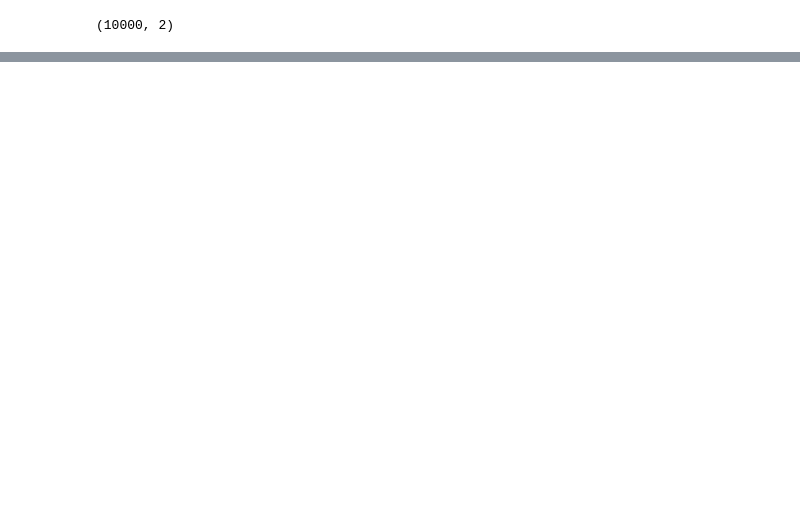
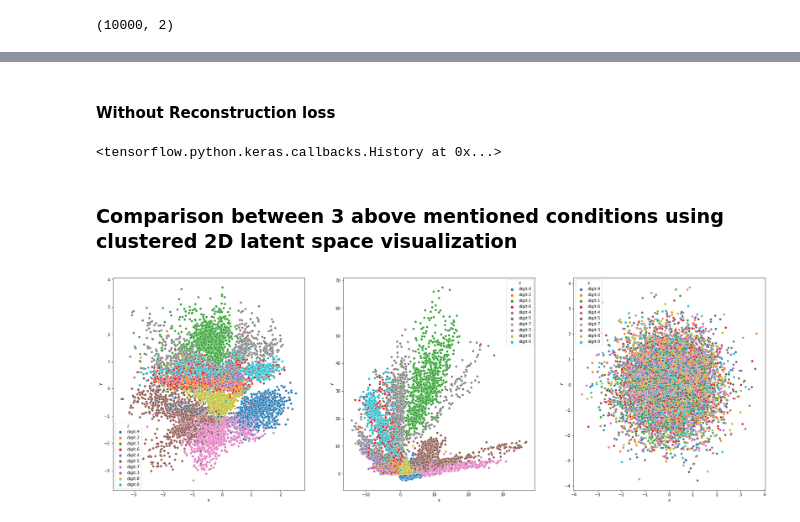
Before and after one commit to sayan0506/Synthetic-Image-generation-using-VAE-, a Jupyter notebook: Implement_VAE_using_Keras_backend_on_Fashion_MNIST.ipynb, the cells around one changed output, grey strips where cells are left out. Drawn from its saved outputs; the diff is of its cells as text; code cells hidden in the pictures; blank space fills up the shorter version.

```diff
--- a/Implement_VAE_using_Keras_backend_on_Fashion_MNIST.ipynb
+++ b/Implement_VAE_using_Keras_backend_on_Fashion_MNIST.ipynb
@@ -509,0 +543,64 @@ plt.show()
+# %% [markdown]
+#### **Without Reconstruction loss**
+# %%
+from tensorflow.keras.optimizers import Adam
+
+# The gate corresponding to reconstruction loss is set to 0 while gate for KL-loss is set to 1
+# the gate for reconstruction
+recon_gate = 0
+
+# the gate for KL divergence loss(here no KL term, so 0)
+kl_loss_gate = 1
+
+# model compile
+learning_rate = 1e-03
+vae_wc.compile(loss=get_loss(mean_layer, std_layer, recon_gate, kl_loss_gate), optimizer=Adam(learning_rate = learning_rate))
+
+# model training
+vae_wc.fit(x_train, x_train, epochs=70, batch_size=64, validation_data=(x_test, x_test), verbose = 0)
+# %% [output]
+<tensorflow.python.keras.callbacks.History at 0x...>
+# %%
+# storing the encoder learning output corresponding to 2D latent space, when on reconstructiond loss is used
+x3 = []
+y3 = []
+z3 = []
+for i in range(10000):
+    z3.append(y_test[i])
+    # print(op.shape)
+    op3 = encoder.predict(np.array([x_test[i]]))[2]
+    x3.append(op3[0][0])
+    y3.append(op3[0][1])
+# %% [markdown]
+ ### **Comparison between 3 above mentioned conditions using clustered 2D latent space visualization**
+# %%
+import pandas as pd
+fig = plt.figure(figsize=(30, 10))
+
+# plot for the clustered corresponding to complete variational lower bound
+df = pd.DataFrame()
+df['x'] = x1
+df['y'] = y1
+df['z'] = ["digit-"+str(k) for k in z1]
+fig.add_subplot(1,3,1)
+sns.scatterplot(x='x', y='y', hue='z', data=df)
+
+# plot for the clustered corresponding to condition 1(without KL-divergence)
+df = pd.DataFrame()
+df['x'] = x2
+df['y'] = y2
+df['z'] = ["digit-"+str(k) for k in z2]
+fig.add_subplot(1,3,2)
+sns.scatterplot(x='x', y='y', hue='z', data=df)
+
+# plot for the clustered corresponding condition 1(without Reconstruction loss)
+df = pd.DataFrame()
+df['x'] = x3
+df['y'] = y3
+df['z'] = ["digit-"+str(k) for k in z3]
+fig.add_subplot(1,3,3)
+sns.scatterplot(x='x', y='y', hue='z', data=df)
+
+plt.show()
+# %% [output]
+[figure, added]
```
Also changed, not shown: parts of 13 cells of this notebook.
